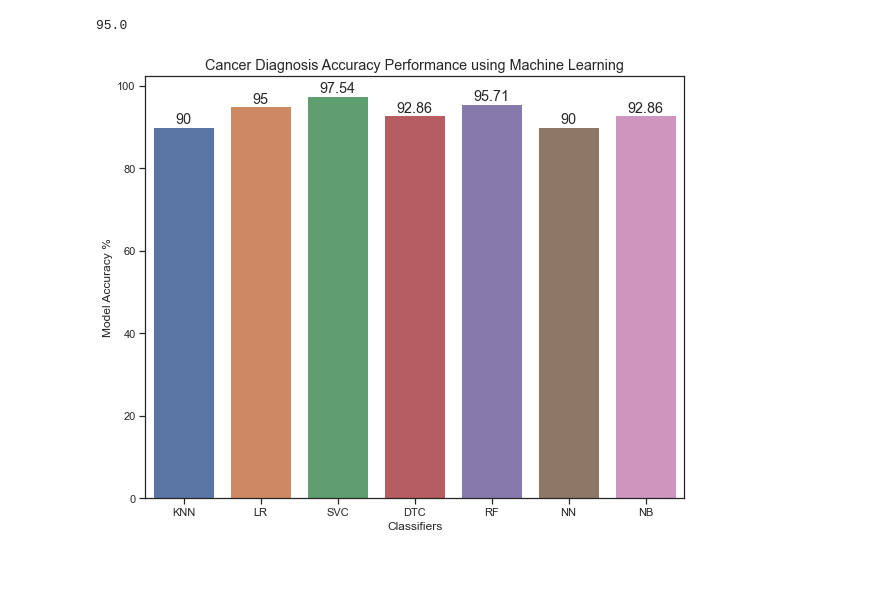
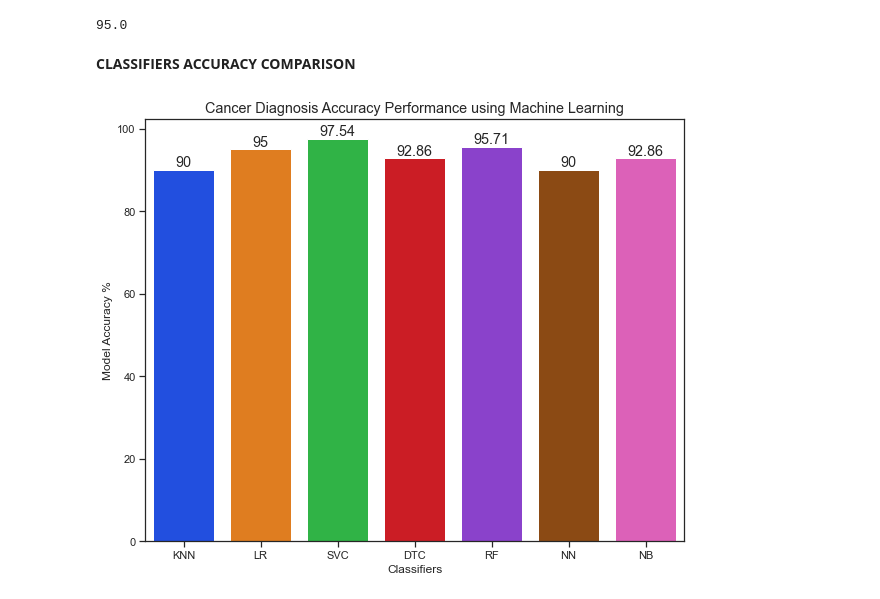
Before and after one commit to RobVergano/PDA22-Project-2, a Jupyter notebook: PDA22 Project 2.ipynb, the cells around one changed output. Saved outputs shown, nothing was run; the diff lists cells and outputs as text; code cells hidden in the pictures; blank space fills up the shorter version.

```diff
--- a/PDA22 Project 2.ipynb
+++ b/PDA22 Project 2.ipynb
@@ -736,25 +737,27 @@ dtc_acc
 lr_acc
 # %% [output]
 95.0
-# %%
-# Visualize model accuracies for comparision - bar will be appropriate to visualize
-
-acc_data = {"Classifiers":["KNN","LR","SVC","DTC","RF","NN","NB"],
-        "Model Accuracy %":[knn_acc, lr_acc, svc_acc, dtc_acc, rf_acc, nn_acc, nb_acc]
-       }
-
-accuracydf = pd.DataFrame(data=acc_data)
-
-sns.set(style="ticks")
-
-fig, ax = plt.subplots(figsize=(8.5, 7))
-
-sns.set(font_scale=1.2)
-
-sns.barplot(data=accuracydf, x="Classifiers",y="Model Accuracy %").set(title="Cancer Diagnosis Accuracy Performance using Machine Learning")
-
-ax.bar_label(ax.containers[0])
-
-plt.tight_layout()
-# %% [output]
-[figure, removed]
+# %% [markdown]
+**CLASSIFIERS ACCURACY COMPARISON**
+# %%
+# Visualize model accuracies for comparision - bar will be appropriate to visualize
+
+acc_data = {"Classifiers":["KNN","LR","SVC","DTC","RF","NN","NB"],
+        "Model Accuracy %":[knn_acc, lr_acc, svc_acc, dtc_acc, rf_acc, nn_acc, nb_acc]
+       }
+
+accuracydf = pd.DataFrame(data=acc_data)
+
+sns.set(style="ticks")
+
+fig, ax = plt.subplots(figsize=(8.5, 7))
+
+sns.set(font_scale=1.2)
+
+sns.barplot(data=accuracydf, x="Classifiers",y="Model Accuracy %", palette ="bright").set(title="Cancer Diagnosis Accuracy Performance using Machine Learning")
+
+ax.bar_label(ax.containers[0])
+
+plt.tight_layout()
+# %% [output]
+[figure, added]
```
Also changed, not shown: parts of 91 cells of this notebook.
